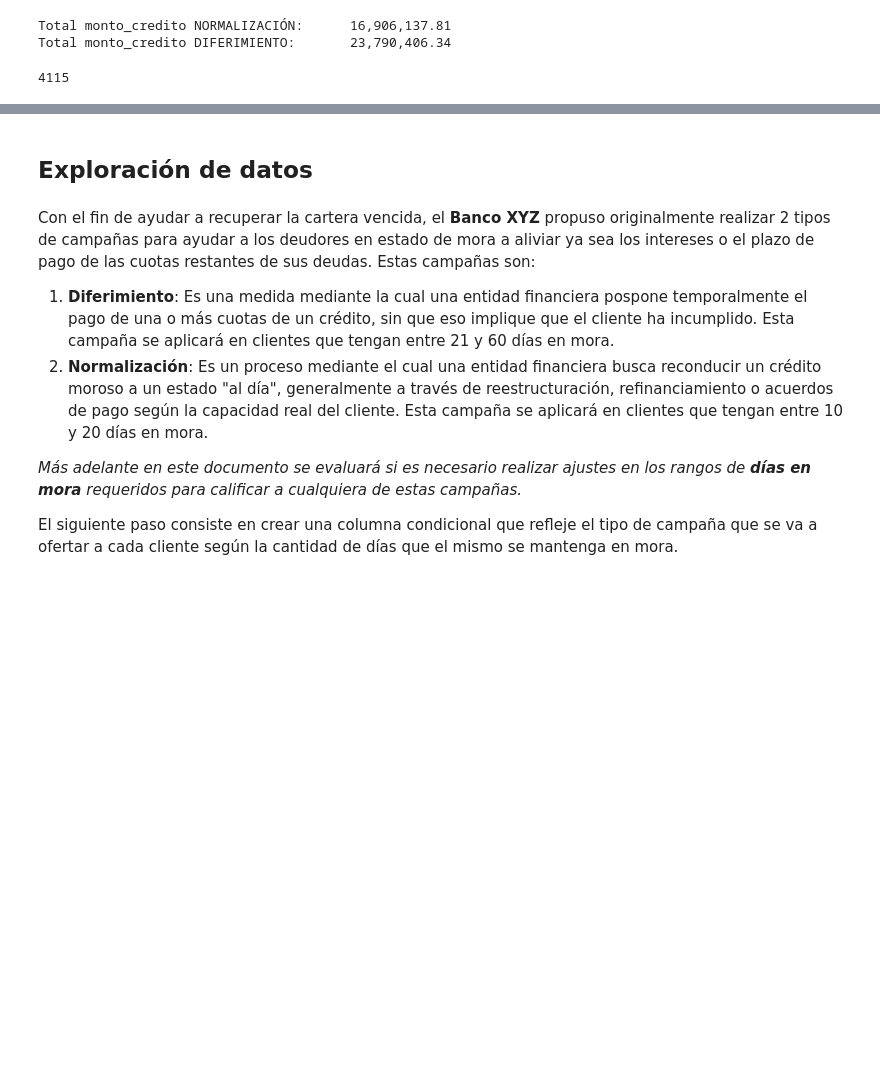
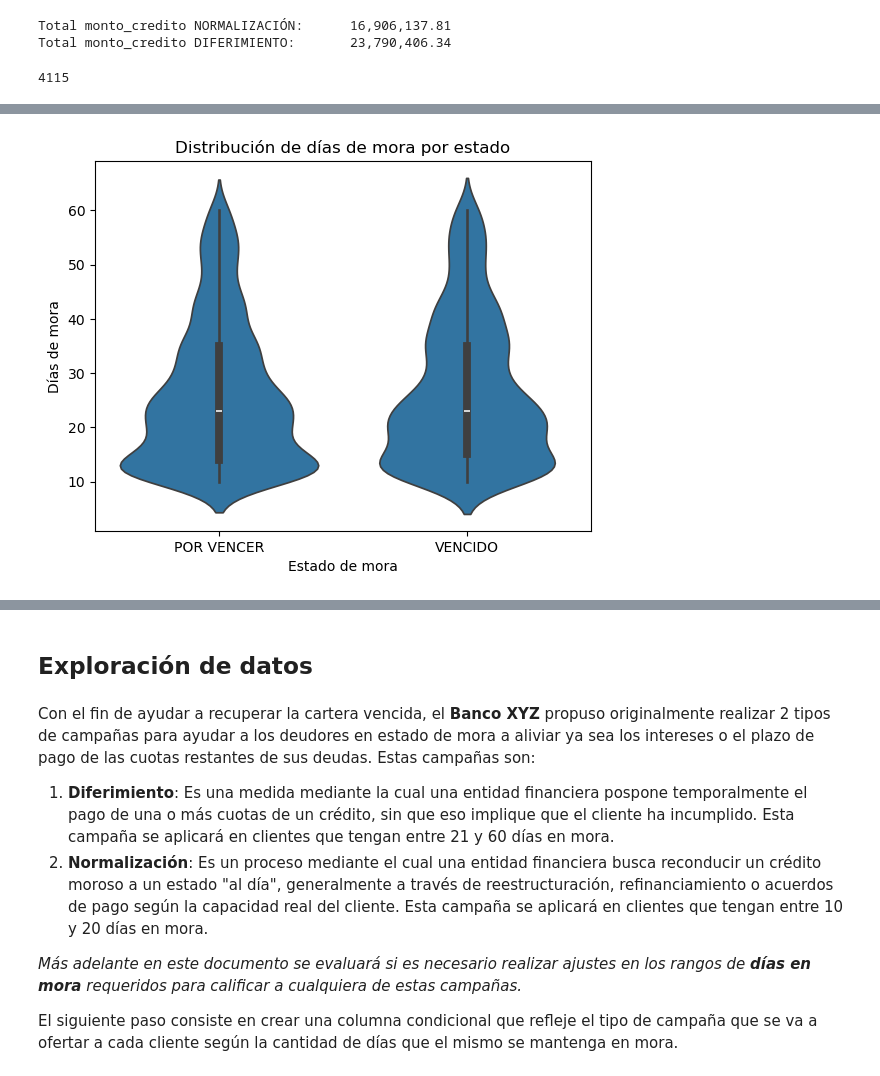
Before and after one commit to carlos-calderon-cabezas/financial-relief-analysis, a Jupyter notebook: analisis_alivio_financiero.ipynb, the cells around one changed output, grey strips where cells are left out. Drawn from its saved outputs; the diff is of its cells as text; code cells hidden in the pictures; blank space fills up the shorter version.

```diff
--- a/analisis_alivio_financiero.ipynb
+++ b/analisis_alivio_financiero.ipynb
@@ -275,0 +277,12 @@ Como se observa en la celda anterior, no existen registros (*clientes*) con *mon
+# %%
+df_morosidad["estado_mora"] = np.where(
+    df_morosidad["monto_por_vencer"] != 0, "POR VENCER", "VENCIDO"
+)
+# %%
+sns.violinplot(data=df_morosidad, x="estado_mora", y="dias_mora")
+plt.title("Distribución de días de mora por estado")
+plt.xlabel("Estado de mora")
+plt.ylabel("Días de mora")
+plt.show()
+# %% [output]
+[figure, added]
```
Also changed, not shown: parts of 5 cells of this notebook.
